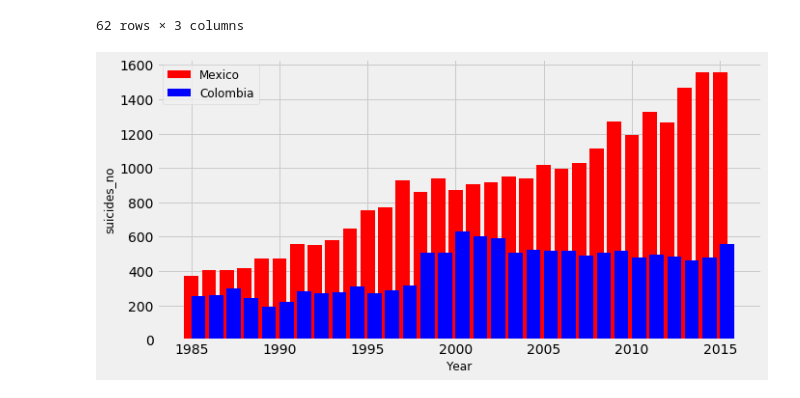
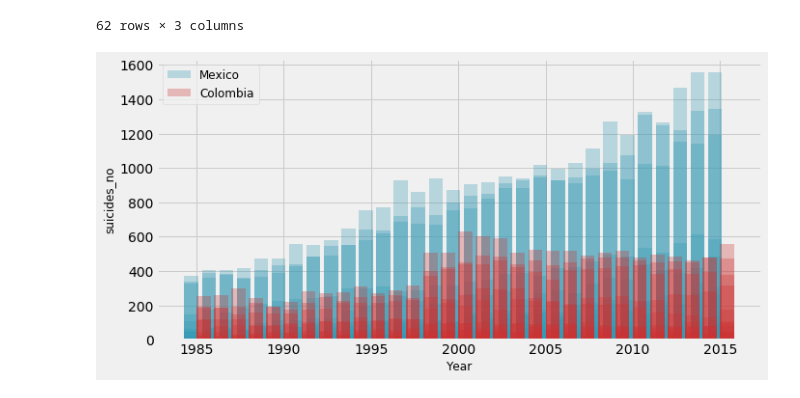
Before and after one commit to carandu/suicide_topics, a Jupyter notebook: suicide_topics.ipynb, the cells around one changed output. Saved outputs shown, nothing was run; the diff lists cells and outputs as text; code cells hidden in the pictures.

```diff
--- a/suicide_topics.ipynb
+++ b/suicide_topics.ipynb
@@ -287,0 +302,3 @@ col.head()
+# %%
+col = col.groupby(['year']).agg({'suicides_no':sum})
+col
@@ -314,17 +350,17 @@ new_mex.head(62)
 # %%
 #y_pos = np.arange(len(col['year']))
 
 fig, ax = plt.subplots(figsize=(10,5))
 #pos = list(range(len(col['year'])))
 width = [0.1,0.2,3,1.5,0.3]
-plt.bar(mex['year'], mex['suicides_no'], label='Mexico', color='red')
-plt.bar(col['year']+ 0.4, col['suicides_no'], label='Colombia', color='blue')
+plt.bar(mex['year'] - 0.3, mex['suicides_no'], label='Mexico', color=(0.2, 0.6, 0.7, 0.3))
+plt.bar(col['year']+ 0.4, col['suicides_no'], label='Colombia', color=(0.8, 0.2, 0.2, 0.3))
 
 plt.ylabel('suicides_no', fontsize = 12)
 plt.xlabel('Year', fontsize = 12)
 plt.style.use('fivethirtyeight')
 plt.legend(loc='best',frameon=True, prop={'size': 12})
 plt.show()
 # %% [output]
-[figure, old version]
+[figure, new version]
 # %%
```
Also changed, not shown: parts of 12 cells of this notebook.
